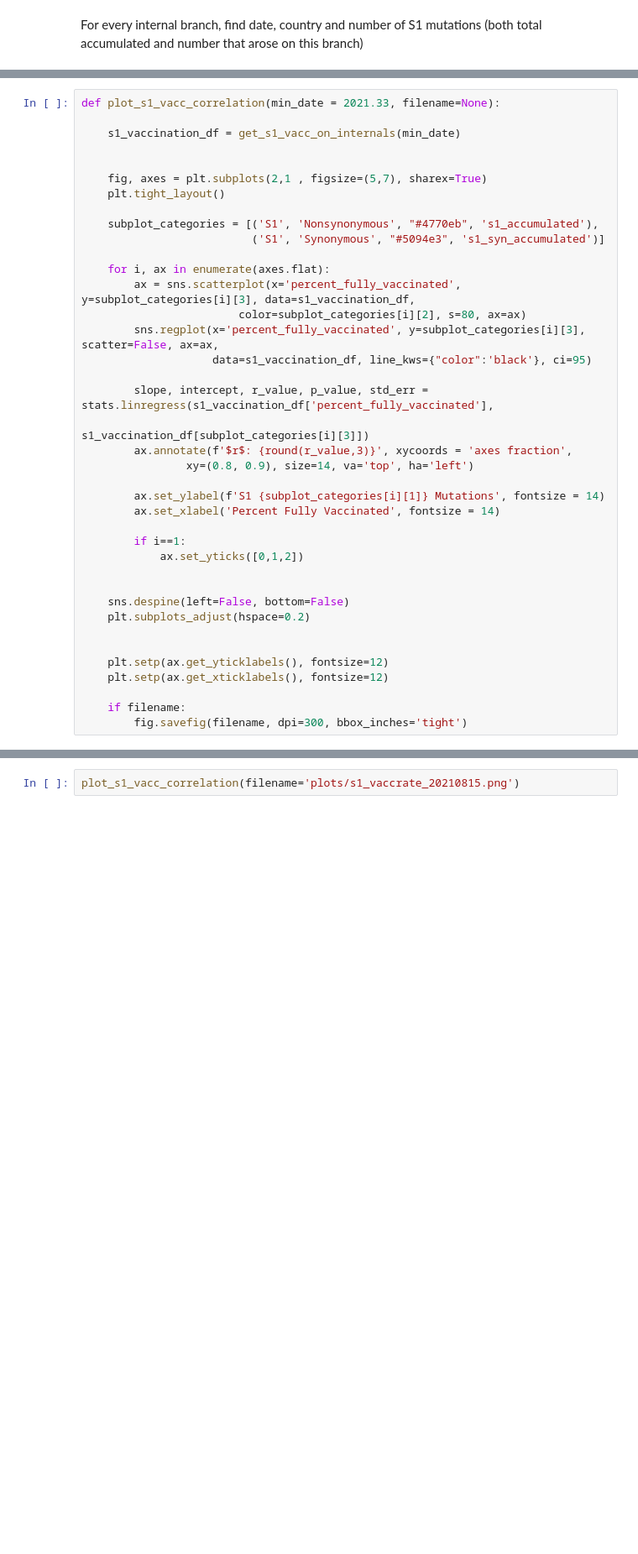
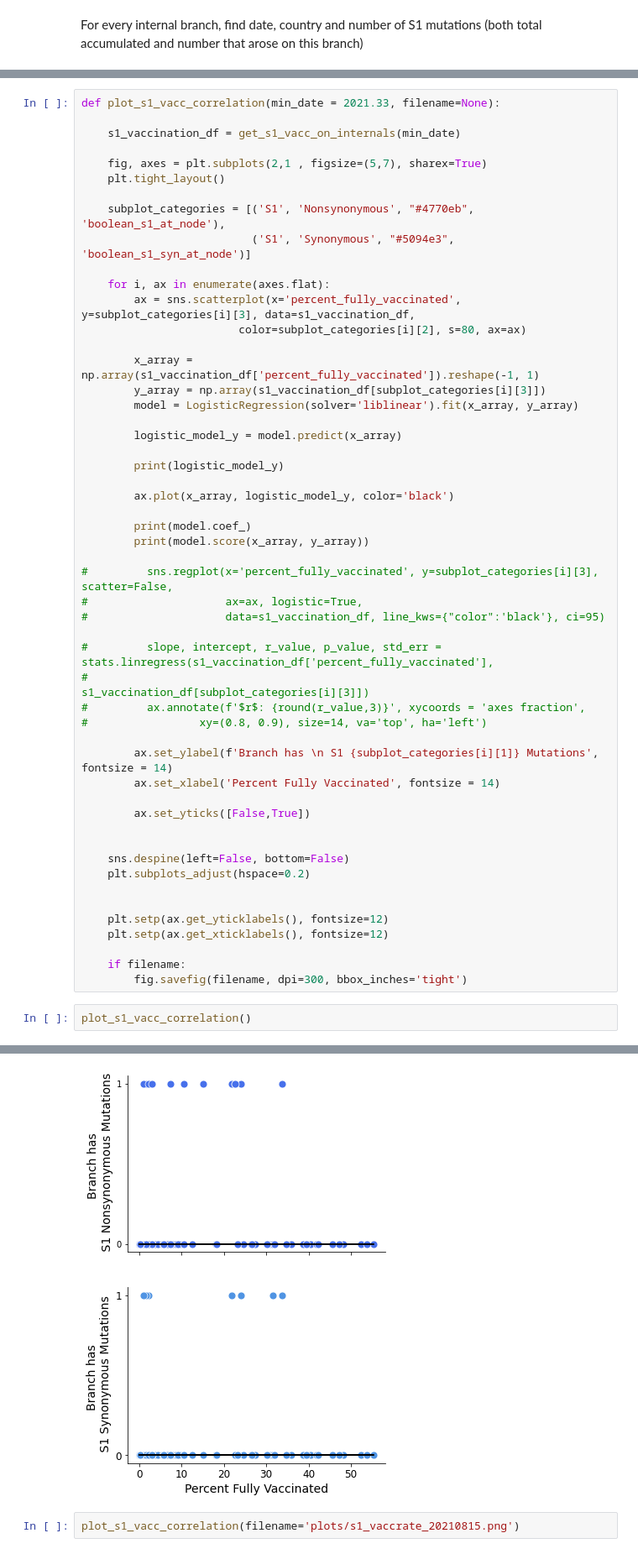
Before and after one commit to blab/sarscov2-adaptive-evolution, a Jupyter notebook: analysis/s1_vaccination_correlation.ipynb, the cells around one changed output, grey strips where cells are left out. Shown at 84% size. Cells and saved outputs as stored; diff of their text form; blank space fills up the shorter version.

```diff
--- a/analysis/s1_vaccination_correlation.ipynb
+++ b/analysis/s1_vaccination_correlation.ipynb
@@ -127,29 +136,42 @@ def plot_s1_vacc_correlation(min_date = 2021.33, filename=None):
 
     s1_vaccination_df = get_s1_vacc_on_internals(min_date)
 
-
     fig, axes = plt.subplots(2,1 , figsize=(5,7), sharex=True)
     plt.tight_layout()
 
-    subplot_categories = [('S1', 'Nonsynonymous', "#4770eb", 's1_accumulated'),
-                          ('S1', 'Synonymous', "#5094e3", 's1_syn_accumulated')]
+    subplot_categories = [('S1', 'Nonsynonymous', "#4770eb", 'boolean_s1_at_node'),
+                          ('S1', 'Synonymous', "#5094e3", 'boolean_s1_syn_at_node')]
 
     for i, ax in enumerate(axes.flat):
         ax = sns.scatterplot(x='percent_fully_vaccinated', y=subplot_categories[i][3], data=s1_vaccination_df,
                         color=subplot_categories[i][2], s=80, ax=ax)
-        sns.regplot(x='percent_fully_vaccinated', y=subplot_categories[i][3], scatter=False, ax=ax,
-                    data=s1_vaccination_df, line_kws={"color":'black'}, ci=95)
 
-        slope, intercept, r_value, p_value, std_err = stats.linregress(s1_vaccination_df['percent_fully_vaccinated'],
-                                                               s1_vaccination_df[subplot_categories[i][3]])
-        ax.annotate(f'$r$: {round(r_value,3)}', xycoords = 'axes fraction',
-                xy=(0.8, 0.9), size=14, va='top', ha='left')
+        x_array = np.array(s1_vaccination_df['percent_fully_vaccinated']).reshape(-1, 1)
+        y_array = np.array(s1_vaccination_df[subplot_categories[i][3]])
+        model = LogisticRegression(solver='liblinear').fit(x_array, y_array)
 
-        ax.set_ylabel(f'S1 {subplot_categories[i][1]} Mutations', fontsize = 14)
+        logistic_model_y = model.predict(x_array)
+
+        print(logistic_model_y)
+
+        ax.plot(x_array, logistic_model_y, color='black')
+
+        print(model.coef_)
+        print(model.score(x_array, y_array))
+
+#         sns.regplot(x='percent_fully_vaccinated', y=subplot_categories[i][3], scatter=False,
+#                     ax=ax, logistic=True,
+#                     data=s1_vaccination_df, line_kws={"color":'black'}, ci=95)
+
+#         slope, intercept, r_value, p_value, std_err = stats.linregress(s1_vaccination_df['percent_fully_vaccinated'],
+#                                                                s1_vaccination_df[subplot_categories[i][3]])
+#         ax.annotate(f'$r$: {round(r_value,3)}', xycoords = 'axes fraction',
+#                 xy=(0.8, 0.9), size=14, va='top', ha='left')
+
+        ax.set_ylabel(f'Branch has \n S1 {subplot_categories[i][1]} Mutations', fontsize = 14)
         ax.set_xlabel('Percent Fully Vaccinated', fontsize = 14)
 
-        if i==1:
-            ax.set_yticks([0,1,2])
+        ax.set_yticks([False,True])
 
 
     sns.despine(left=False, bottom=False)
@@ -161,3 +183,6 @@ def plot_s1_vacc_correlation(min_date = 2021.33, filename=None):
 
     if filename:
         fig.savefig(filename, dpi=300, bbox_inches='tight')
+# %%
+plot_s1_vacc_correlation()
+# %% [output]
@@ -164,3 +201,4 @@ def plot_s1_vacc_correlation(min_date = 2021.33, filename=None):
+[figure, added]
 # %%
 plot_s1_vacc_correlation(filename='plots/s1_vaccrate_20210815.png')
 # %% [output]
```
Also changed, not shown: parts of 3 cells of this notebook, 24 other files.
